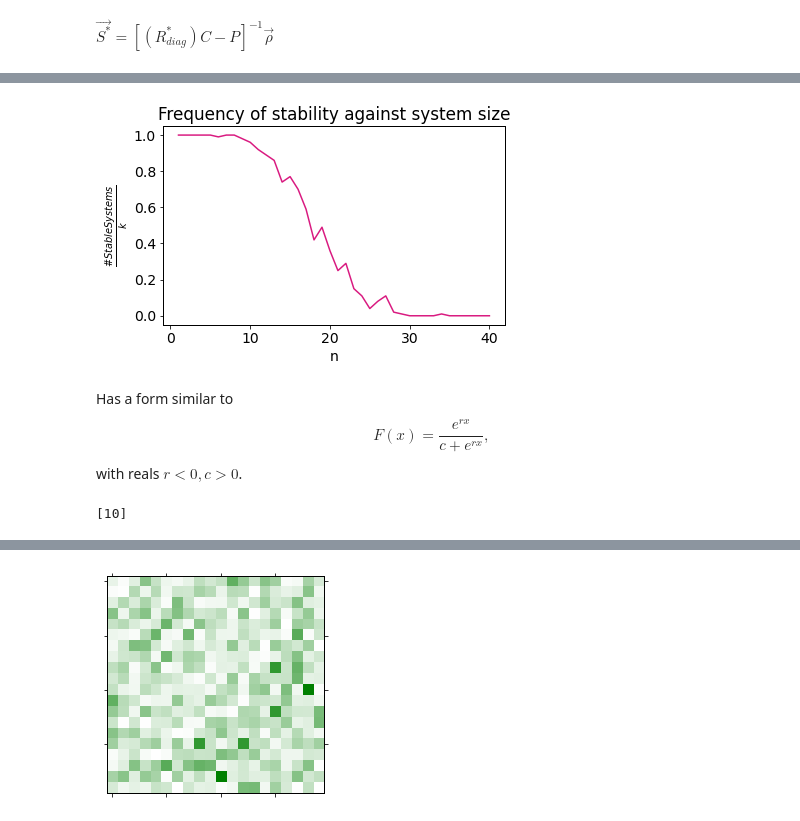
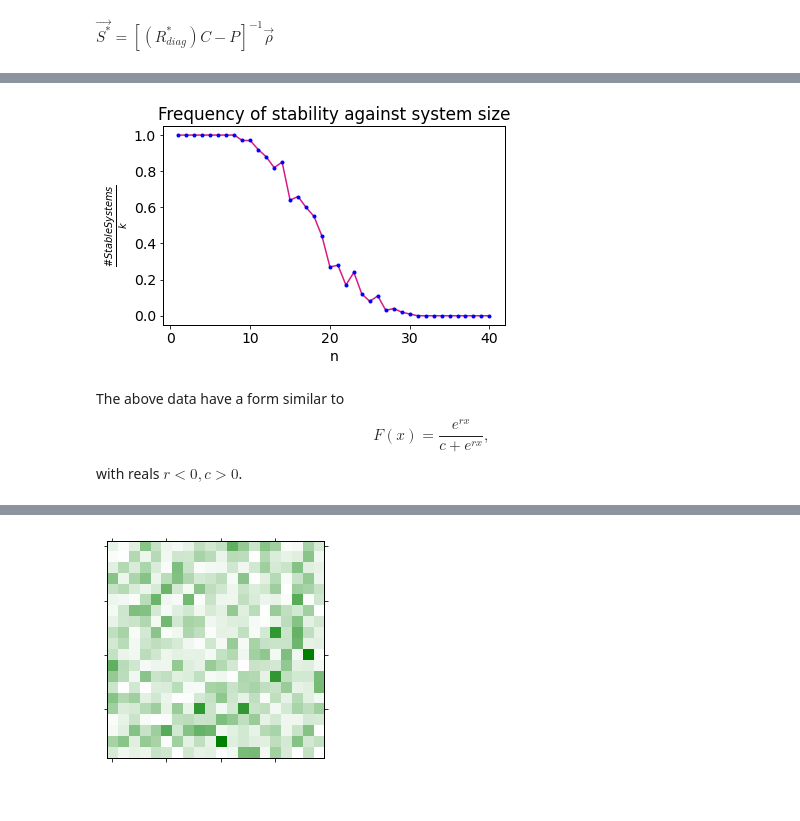
Before and after one commit to hnmns/Microbiome_Stability_Diversity, a Jupyter notebook: microbiome_stab_div.ipynb, the cells around one changed output, grey strips where cells are left out. Saved outputs shown, nothing was run; the diff lists cells and outputs as text; code cells hidden in the pictures.

```diff
--- a/microbiome_stab_div.ipynb
+++ b/microbiome_stab_div.ipynb
@@ -240,7 +377,8 @@ $\vec{R^*} = (C^T)^{-1}\frac{1}{\epsilon}(P^T \vec{1} + \vec{\mu})$)
 
 ### According to Butler/O'Dwyer, for any CHOICE of (+) mu and rho, these Fns will produce feasible Steady States
 
-sP_ex = symPvec(sig=1,n=20,k=10)
+#sP_ex = symPvec(sig=1,n=20,k=10)
+# k=10
 
 def R_star_gen(C,P,eps,mu): # P is actually 3-dimensional matrix (k nxn sub-P-matrices)
     r'''
@@ -259,7 +397,6 @@ def R_star_gen(C,P,eps,mu): # P is actually 3-dimensional matrix (k nxn sub-P-ma
 
     #C = np.tile(C,(k,1,1)) # OLD: stack C k times so that it can be dotted with each sub-Ps
                                 # np.dot() does not broadcast, I think. Have to manually add 3rd dimension
-
     #A = np.linalg.inv(np.transpose(C,(0,2,1)))*(1/eps) # split up into A,v for readability
     A = np.linalg.inv(C.T)*(1/eps) # A is just nxn
     v = np.sum(np.transpose(P,(0,2,1)), 2).reshape(k,n,1) + mu #take row sums of P transpose, reshape to add
@@ -267,13 +404,8 @@ def R_star_gen(C,P,eps,mu): # P is actually 3-dimensional matrix (k nxn sub-P-ma
     # How to pairwise dot an array of 2D matrices with array of column vectors?
     # R_star = np.dot(A,v) # OLD, for stacked C
 
-    R_star = np.tensordot(A,v,axes=([1],[1])).reshape(n,k).T.reshape(k,n,1)
+    R_star = np.tensordot(A,v,axes=([1],[1]))
+    R_star = R_star.reshape(n,k).T.reshape(k,n,1)
     #np.tensordot(I,b,axes=([1],[1])).reshape(2,3).T.reshape(3,2,1)
     return R_star
-#mu = eps * Rstar (when specialized C)
-
-
-mu_ex = np.ones(n).reshape(20,1)
-
-R_star_ex = R_star_gen(C,sP_ex,eps,(mu_ex*1))
-R_star_ex.shape
+#mu = eps * R_star (when specialized C)
@@ -366,5 +492,5 @@ S_star_ex.shape
 # %%
-### Now, can generate k P matrices shape (k,n,n) and the corresponding R/S_stars for Jacobian at equilibrium
+### Now, can generate k P matrices, shape (k,n,n), and the corresponding R and S_stars for Jacobian at equilibrium
 
 ### MAKE INTO A FUNCTION
 
@@ -374,9 +500,9 @@ aEVs = np.array([])
 ## Parameters ##
 
 n   = 20      # number of species AND number of resrcs
-k = 750        # number of systems to generate
+k = 750       # number of systems to generate
 eps = 0.25    # efficiency, WHY SAME FOR EACH SPECIES, scales consumption
-sig = 25      # std deviation of production rates? Yes, also for abundances?
+sig = 1      # std deviation of production rates? Yes, also for abundances?
 c   = 1       # equal consumption rate, WHY SAME FOR EACH SPECIES
 #mu = np.random.unif(0,1,n)
 mu = (np.ones(n)*0.5).reshape(n,1) # R_star_gen takes 2D mu
@@ -398,7 +524,7 @@ C = c * I
 LD = np.zeros((k, n, n)) # DON'T REEVALUATE EVERY ITERATION
 
 ## Production matrices ##
-sP = symPvec2(sig, n, k) # VECTORIZE the return value/FNs arg to return 'k' such matrices (better than for loop)
+sP = symPvec2(sig, n, k)
 aP = asymPvec(sig, n, k)
 
 
@@ -491,26 +666,22 @@ for nn in ns_test:
 # %%
 xdata = np.array(ns_test)
 ydata = np.array(percents_stable)
 
 
 # I forgot how to suppress matplotlib output automatically
 plt.plot(xdata,ydata, color=(0.85,0.1,0.5));
+plt.plot(xdata,ydata, 'b.');
+
 plt.title('Frequency of stability against system size');
 plt.xlabel('n');
 plt.ylabel(r'$\frac{\# Stable Systems}{k}$');
 plt.tight_layout();
 # looks like logistic growth (decay, really)
 plt.show();
 # presence of exponentials makes enough sense given the type of math going on
 # %% [output]
-[figure, old version]
+[figure, new version]
 # %% [markdown]
-Has a form similar to
+The above data have a form similar to
 $$ F(x) = \frac{e^{rx}}{c+e^{rx}}, $$
 with reals $r<0, c>0$.
-# %%
-listo = []
-listo.append(10)
-listo
-# %% [output]
-[10]
```
Also changed, not shown: parts of 90 cells of this notebook.
